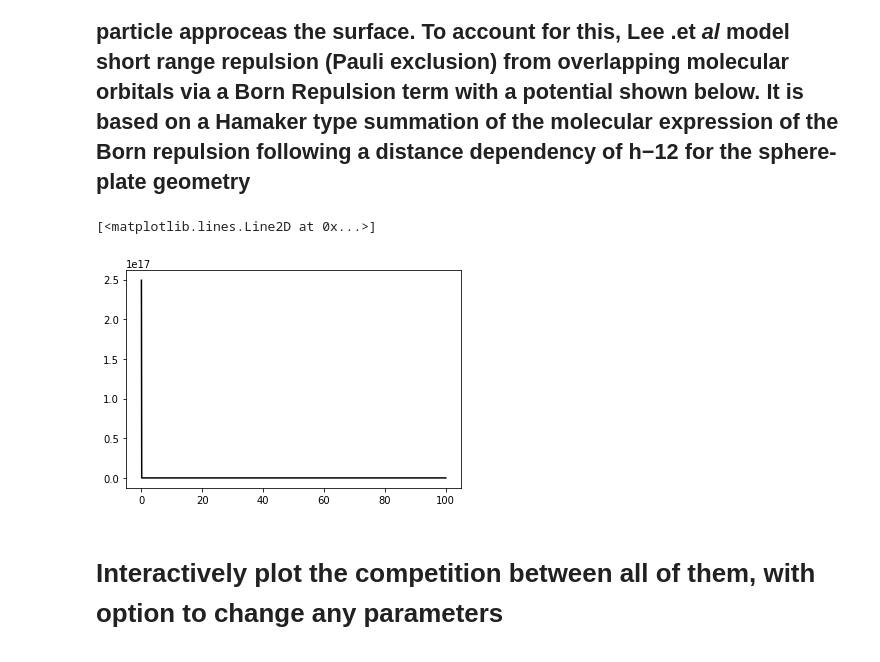
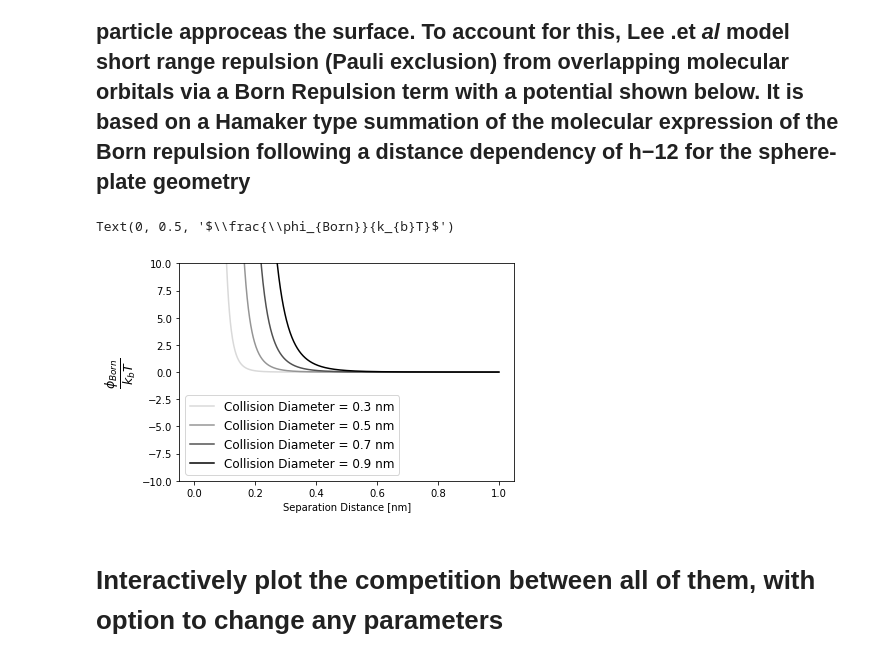
Before and after one commit to mikeboyle321/Macromolecular_Engineering_Nanoparticle_Transport, a Jupyter notebook: Worked_Example_DLVO.ipynb, the cells around one changed output. Drawn from its saved outputs; the diff is of its cells as text; code cells hidden in the pictures.

```diff
--- a/Worked_Example_DLVO.ipynb
+++ b/Worked_Example_DLVO.ipynb
@@ -78,24 +78,32 @@ def calc_edl(h_min, h_max, r_np_calc, c_s_bulk_calc, z_ion_calc, psi_p_calc, psi
   r_calc = r_np_calc*1E-9 # converts nm to m
   debye_param_calc = np.sqrt(2*(1000*c_s_bulk_calc*Na*e_coulomb**2*z_ion_calc**2)/(e_0*e_r*kb*T)) # m^-1
   # From Lee et. al
-  phi_edl_calc = (((64*np.pi*e_r*e_0)/debye_param_calc)*
-                  (kb*T/(z_ion_calc*e_coulomb))**2*
-                  np.tanh(z_ion_calc*e_coulomb*psi_s_calc/(4*kb*T))*
-                  np.tanh(z_ion_calc*e_coulomb*psi_p_calc/(4*kb*T))*
-                  ((debye_param_calc*r_calc - 1)*np.exp(-debye_param_calc*h_calc) + (debye_param_calc*r_calc + 1)*np.exp(-debye_param_calc*(h_calc+2*r_calc)))
-                  )
+  # phi_edl_calc = (((64*np.pi*e_r*e_0)/debye_param_calc)*
+  #                 (kb*T/(z_ion_calc*e_coulomb))**2*
+  #                 np.tanh(z_ion_calc*e_coulomb*psi_s_calc/(4*kb*T))*
+  #                 np.tanh(z_ion_calc*e_coulomb*psi_p_calc/(4*kb*T))*
+  #                 ((debye_param_calc*r_calc - 1)*np.exp(-debye_param_calc*h_calc) + (debye_param_calc*r_calc + 1)*np.exp(-debye_param_calc*(h_calc+2*r_calc)))
+  #                 )
   # from Adsorption and Desorption of Particles and Their Chromatographic Separation, Ruckenstein, Eli Prieve, Dennis C., AIChE Journal 1976
-  # phi_edl_calc = (16*e_r*(kb*T/e_coulomb)**2*
+  # phi_edl_calc = (16*e_r*e_0*(kb*T/e_coulomb)**2*
   #                 r_calc*
   #                 np.tanh(z_ion_calc*e_coulomb*psi_s_calc/(4*kb*T))*
   #                 np.tanh(z_ion_calc*e_coulomb*psi_p_calc/(4*kb*T))*
   #                 np.exp(-debye_param_calc*h_calc)
-  #                 )
+  #                )
+  # from Intermolecular and Surface Forces, Israelachvili
+  phi_edl_calc = (r_calc*
+                  ((64*np.pi*e_r*e_0))*
+                  (kb*T/(z_ion_calc*e_coulomb))**2*
+                  np.tanh(z_ion_calc*e_coulomb*psi_s_calc/(4*kb*T))*
+                  np.tanh(z_ion_calc*e_coulomb*psi_p_calc/(4*kb*T))*
+                  np.exp(-debye_param_calc*h_calc)
+                  )
   print(f'Debye Length for [NaCl]={c_s_bulk_calc} M is {1/debye_param_calc*1E9} nm')
   print(f'k*r_np is {debye_param_calc*r_calc}')
   return h_calc, phi_edl_calc # returns m, J
 
-r_np = 10 # nm
+r_np = 50 # nm
 psi_s = -25# mV
 psi_p = -25 # mV
 z = 1 # salt valency - 1 for monovalent salt like NaCl
@@ -103,7 +111,7 @@ c_salt = [0.001, 0.01, 0.1, 1] # concentration of salt in the bulk soltuion in m
 kT = kb*T
 # define constants
 sep_min = 0.001 # nm
-sep_max = 10 # nm
+sep_max = 50 # nm
 kT = kb*T
 for i, value in enumerate(c_salt):
   h, phi_edl = calc_edl(h_min=sep_min, h_max=sep_max, r_np_calc=r_np, c_s_bulk_calc=value, z_ion_calc=z, psi_p_calc=psi_p, psi_s_calc=psi_s)
@@ -129,24 +137,29 @@ Text(0, 0.5, '$\\frac{\\phi_{EDL}}{k_{b}T}$')
 # %%
 def calc_born_rep(h_min, h_max, A_vdw, sigma_collision, r_np_calc):
   h_calc = np.linspace(h_min, h_max, 1000)*1E-9 # m
   r_calc = r_np_calc*1E-9 # converts nm to m
   sigma_calc = sigma_collision*1E-9 # converts nm to m
   phi_born_calc = ((A_vdw*sigma_calc**6/7560)*
                    ((8*r_calc + h_calc)/((2*r_calc + h_calc)**7) + (6*r_calc - h_calc)/(h_calc**7))
                   )
   return h_calc, phi_born_calc
 
 r_np = 10 # nm
 sep_min = 0.001 # nm
-sep_max = 100 # nm
-sigma_collision = 0.7
+sep_max = 1 # nm
+sigma_collision_plot = [0.3, 0.5, 0.7, 0.9] # nm
 kT = kb*T
-h, phi_born = calc_born_rep(h_min=sep_min, h_max=sep_max, A_vdw=A_eff, r_np_calc=r_np, sigma_collision=sigma_collision)
-plt.plot(h*1E9, phi_born/kT, 'k', label = ('Born Repulsion'))
-#plt.ylim([0,10000])
+for i, value in enumerate(sigma_collision_plot):
+  h, phi_born = calc_born_rep(h_min=sep_min, h_max=sep_max, r_np_calc=r_np, A_vdw=A_eff, sigma_collision=value)
+  plt.plot(h*1E9, phi_born/kT, color =  plt.cm.Greys((1/len(sigma_collision_plot))*(i+1)), label = ('Collision Diameter = ' + str(value) + ' nm'))
+plt.legend(fontsize=12)
+plt.ylim([-10,10])
+# plt.title('EDL for 100 nm PS particle in NaCl')
+plt.xlabel('Separation Distance [nm]')
+plt.ylabel(r'$\frac{\phi_{Born}}{k_{b}T}$', fontsize=18)
 # %% [output]
-[<matplotlib.lines.Line2D at 0x...>]
+Text(0, 0.5, '$\\frac{\\phi_{Born}}{k_{b}T}$')
-[figure, old version]
+[figure, new version]
 # %% [markdown]
 # Interactively plot the competition between all of them, with option to change any parameters
 # %%
```
Also changed, not shown: parts of 2 cells of this notebook.
